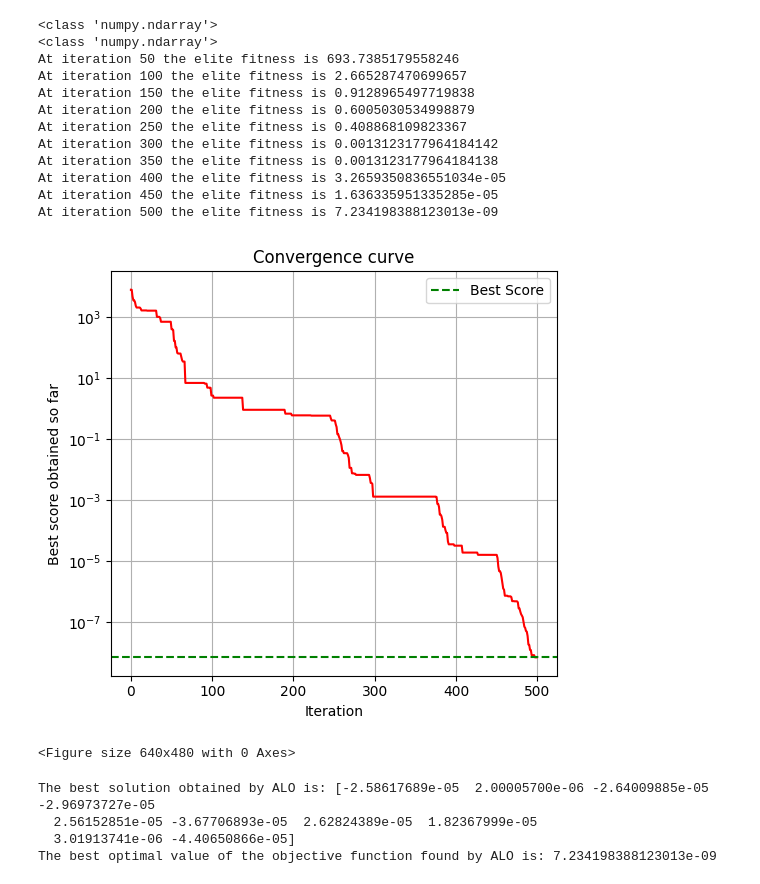
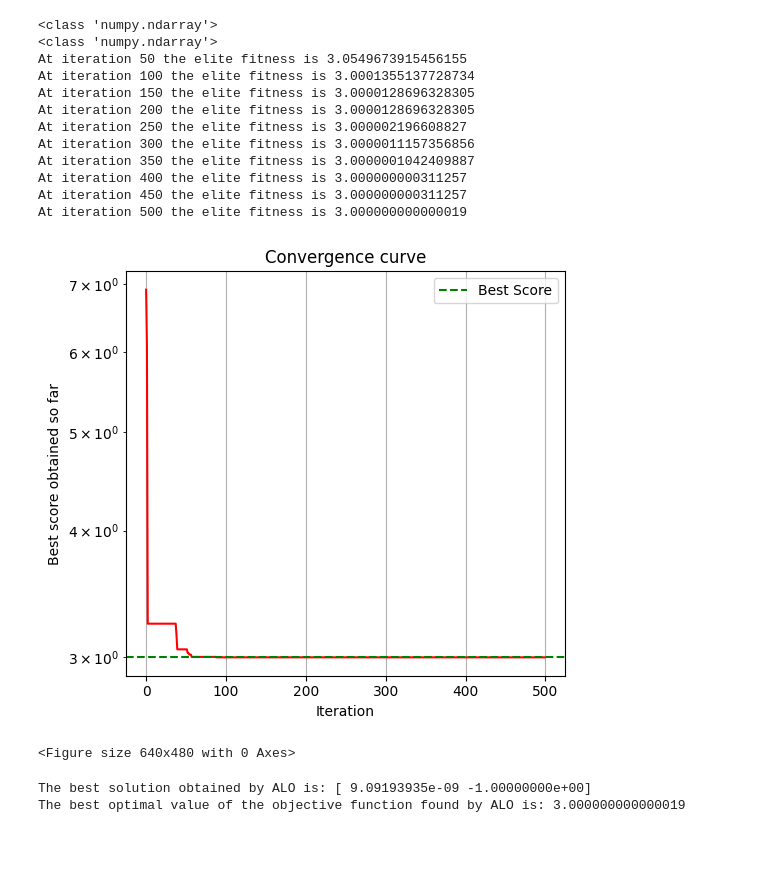
Before and after one commit to namansingh2623/ALO, a Jupyter notebook: Final.ipynb, the cells around one changed output. Drawn from its saved outputs; the diff is of its cells as text; code cells hidden in the pictures; blank space fills up the shorter version.

Commit message:
Added input parameters

```diff
--- a/Final.ipynb
+++ b/Final.ipynb
@@ -1,3 +1,5 @@
+# %%
+function_name=input("Enter the function name you want to run ALO on. (F1-F23). YOu can get more details from get_function_details")
 # %%
 import numpy as np
 import matplotlib.pyplot as plt
@@ -6,53 +8,51 @@ from get_function_details import get_functions_details
 from func_plot import func_plot
 
 SearchAgents_no = 40
-Function_name = 'F1'
+Function_name = function_name
 Max_iteration = 500
 get_functions_details
 
 lb, ub, dim, fobj = get_functions_details(Function_name)
 
 # Run ALO
 Best_score, Best_pos, cg_curve = ALO(SearchAgents_no, Max_iteration, lb, ub, dim, fobj)
 
 fig = plt.figure(figsize=(10, 5))
 
 ax2 = fig.add_subplot(122)
 ax2.semilogy(cg_curve, color='r')
 ax2.set_title('Convergence curve')
 ax2.set_xlabel('Iteration')
 ax2.set_ylabel('Best score obtained so far')
 ax2.grid(True)
 ax2.axhline(y=Best_score, color='g', linestyle='--', label='Best Score')
 ax2.legend()
 
 plt.tight_layout()
 plt.show()
 
 plt.tight_layout()
 plt.show()
 
 print('The best solution obtained by ALO is:', Best_pos)
 print('The best optimal value of the objective function found by ALO is:', Best_score)
 # %% [output]
 <class 'numpy.ndarray'>
 <class 'numpy.ndarray'>
-At iteration 50 the elite fitness is 693.7385179558246
-At iteration 100 the elite fitness is 2.665287470699657
-At iteration 150 the elite fitness is 0.9128965497719838
-At iteration 200 the elite fitness is 0.6005030534998879
-At iteration 250 the elite fitness is 0.408868109823367
-At iteration 300 the elite fitness is 0.0013123177964184142
-At iteration 350 the elite fitness is 0.0013123177964184138
-At iteration 400 the elite fitness is 3.2659350836551034e-05
-At iteration 450 the elite fitness is 1.636335951335285e-05
-At iteration 500 the elite fitness is 7.234198388123013e-09
+At iteration 50 the elite fitness is 3.0549673915456155
+At iteration 100 the elite fitness is 3.0001355137728734
+At iteration 150 the elite fitness is 3.0000128696328305
+At iteration 200 the elite fitness is 3.0000128696328305
+At iteration 250 the elite fitness is 3.000002196608827
+At iteration 300 the elite fitness is 3.0000011157356856
+At iteration 350 the elite fitness is 3.0000001042409887
+At iteration 400 the elite fitness is 3.000000000311257
+At iteration 450 the elite fitness is 3.000000000311257
+At iteration 500 the elite fitness is 3.000000000000019
-[figure, old version]
+[figure, new version]
 <Figure size 640x480 with 0 Axes>
-The best solution obtained by ALO is: [-2.58617689e-05  2.00005700e-06 -2.64009885e-05 -2.96973727e-05
-  2.56152851e-05 -3.67706893e-05  2.62824389e-05  1.82367999e-05
-  3.01913741e-06 -4.40650866e-05]
-The best optimal value of the objective function found by ALO is: 7.234198388123013e-09
+The best solution obtained by ALO is: [ 9.09193935e-09 -1.00000000e+00]
+The best optimal value of the objective function found by ALO is: 3.000000000000019
 # %%
 ax1 = fig.add_subplot(121, projection='3d')
 func_plot(Function_name)
```
Also changed, not shown: parts of 1 cell of this notebook.
